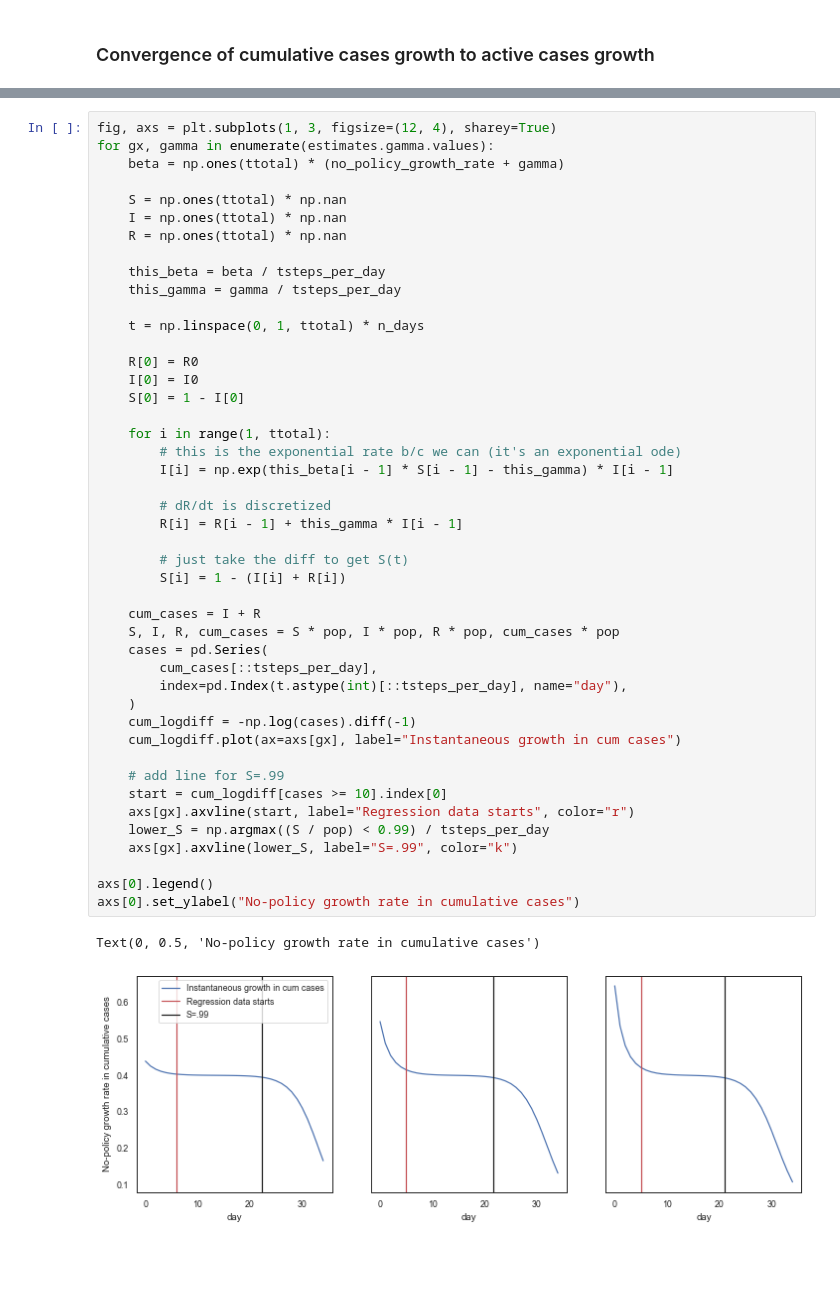
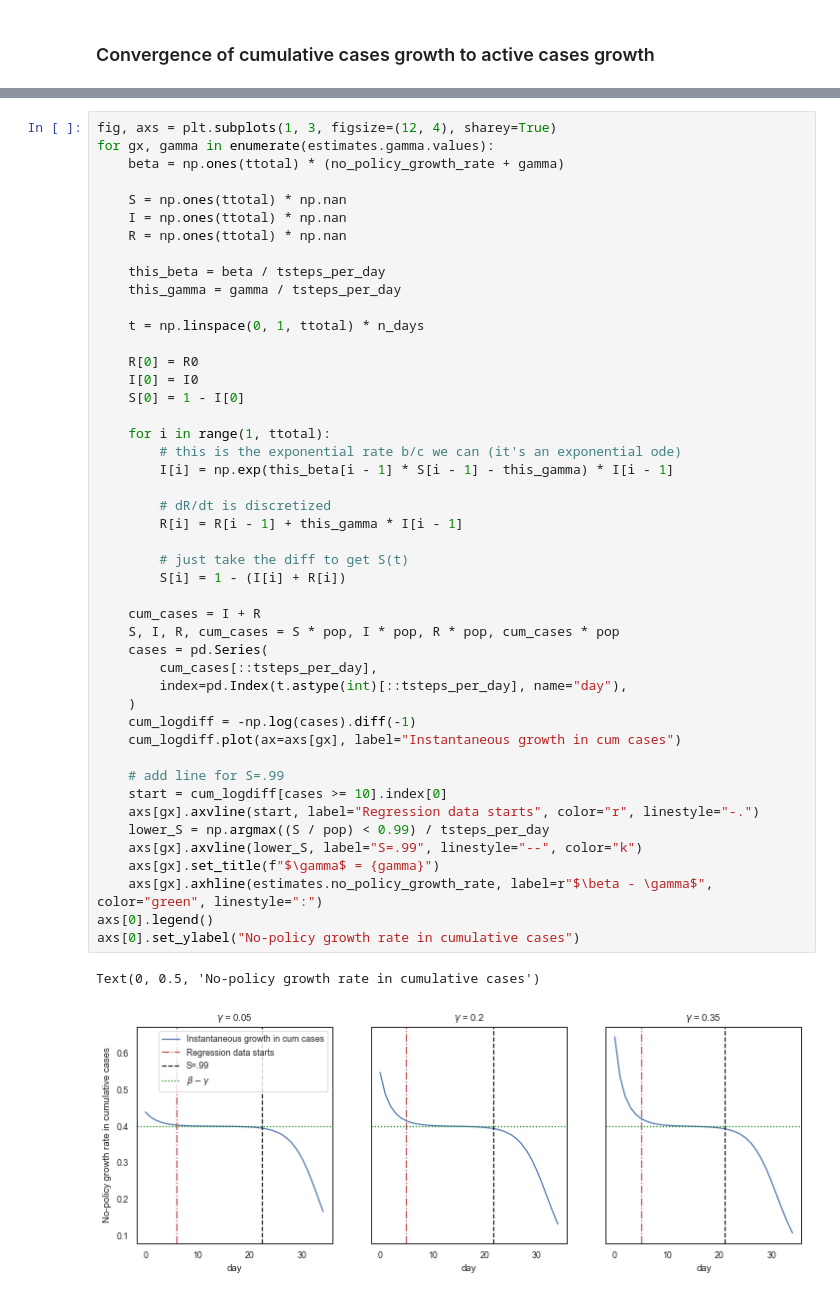
Before and after one commit to Global-Policy-Lab/gpl-covid, a Jupyter notebook: notebooks/iwb-reg_sims.ipynb, the cells around one changed output, grey strips where cells are left out. Drawn from its saved outputs; the diff is of its cells as text; blank space fills up the shorter version.

```diff
--- a/notebooks/iwb-reg_sims.ipynb
+++ b/notebooks/iwb-reg_sims.ipynb
@@ -243,34 +243,35 @@ for gx, gamma in enumerate(estimates.gamma.values):
     R[0] = R0
     I[0] = I0
     S[0] = 1 - I[0]
 
     for i in range(1, ttotal):
         # this is the exponential rate b/c we can (it's an exponential ode)
         I[i] = np.exp(this_beta[i - 1] * S[i - 1] - this_gamma) * I[i - 1]
 
         # dR/dt is discretized
         R[i] = R[i - 1] + this_gamma * I[i - 1]
 
         # just take the diff to get S(t)
         S[i] = 1 - (I[i] + R[i])
 
     cum_cases = I + R
     S, I, R, cum_cases = S * pop, I * pop, R * pop, cum_cases * pop
     cases = pd.Series(
         cum_cases[::tsteps_per_day],
         index=pd.Index(t.astype(int)[::tsteps_per_day], name="day"),
     )
     cum_logdiff = -np.log(cases).diff(-1)
     cum_logdiff.plot(ax=axs[gx], label="Instantaneous growth in cum cases")
 
     # add line for S=.99
     start = cum_logdiff[cases >= 10].index[0]
-    axs[gx].axvline(start, label="Regression data starts", color="r")
+    axs[gx].axvline(start, label="Regression data starts", color="r", linestyle="-.")
     lower_S = np.argmax((S / pop) < 0.99) / tsteps_per_day
-    axs[gx].axvline(lower_S, label="S=.99", color="k")
-
+    axs[gx].axvline(lower_S, label="S=.99", linestyle="--", color="k")
+    axs[gx].set_title(f"$\gamma$ = {gamma}")
+    axs[gx].axhline(estimates.no_policy_growth_rate, label=r"$\beta - \gamma$", color="green", linestyle=":")
 axs[0].legend()
 axs[0].set_ylabel("No-policy growth rate in cumulative cases")
 # %% [output]
 Text(0, 0.5, 'No-policy growth rate in cumulative cases')
-[figure, old version]
+[figure, new version]
```
Also changed, not shown: parts of 1 cell of this notebook.
